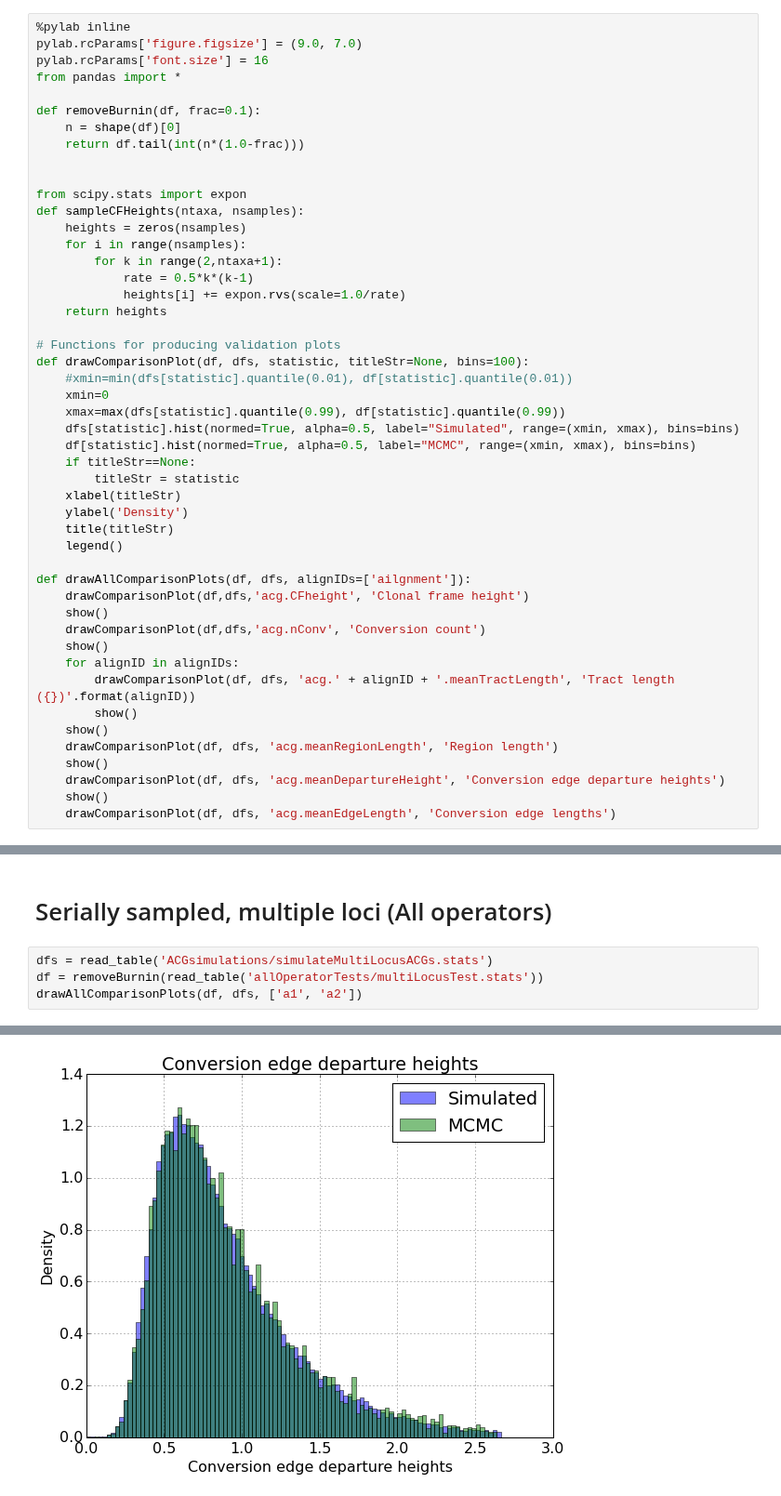
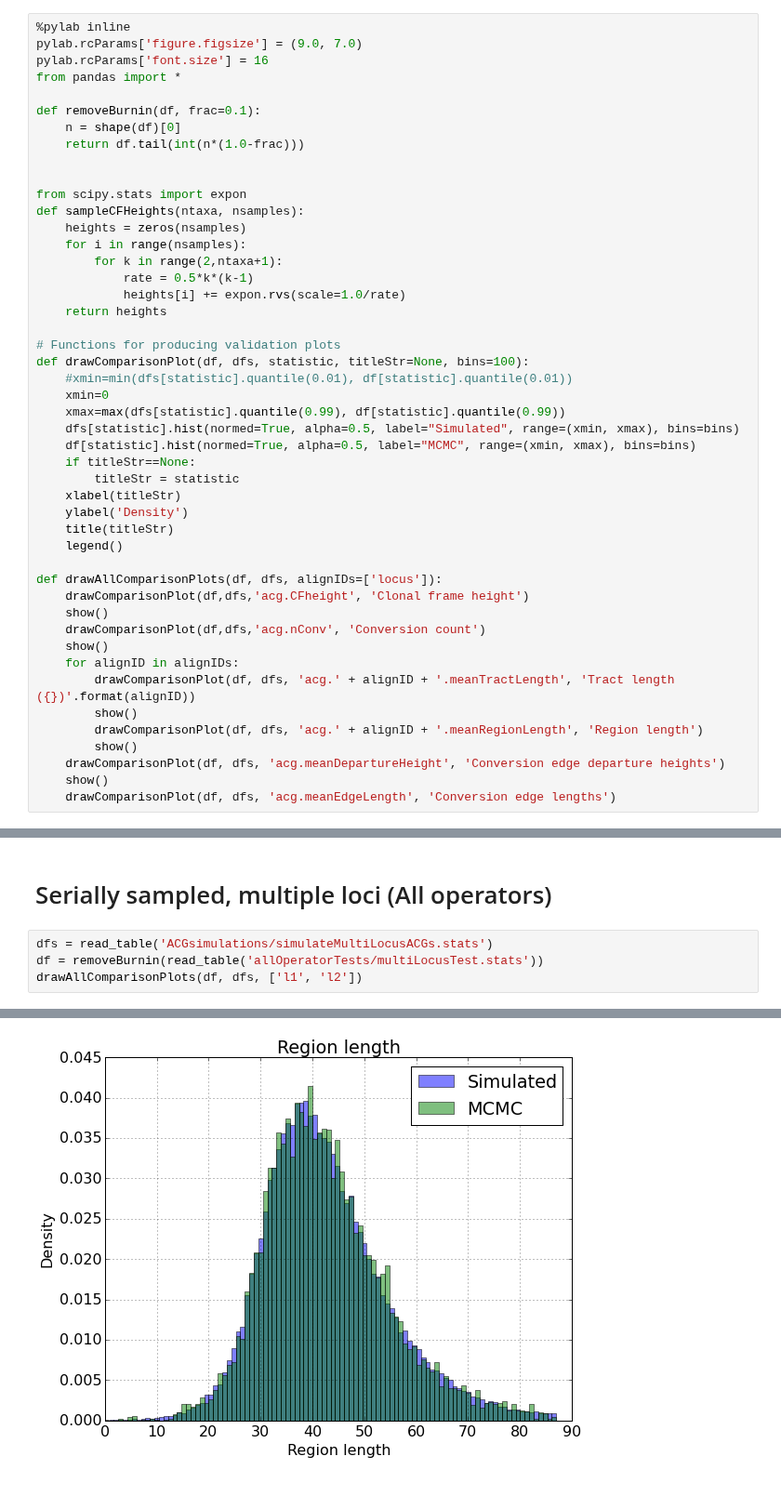
Before and after one commit to tgvaughan/bacter, a Jupyter notebook: examples/Validation.ipynb, the cells around one changed output, grey strips where cells are left out. Shown at 93% size. Cells and saved outputs as stored; diff of their text form.

```diff
--- a/examples/Validation.ipynb
+++ b/examples/Validation.ipynb
@@ -32,7 +32,7 @@ def drawComparisonPlot(df, dfs, statistic, titleStr=None, bins=100):
     title(titleStr)
     legend()
 
-def drawAllComparisonPlots(df, dfs, alignIDs=['ailgnment']):
+def drawAllComparisonPlots(df, dfs, alignIDs=['locus']):
     drawComparisonPlot(df,dfs,'acg.CFheight', 'Clonal frame height')
     show()
     drawComparisonPlot(df,dfs,'acg.nConv', 'Conversion count')
@@ -40,9 +40,8 @@ def drawAllComparisonPlots(df, dfs, alignIDs=['ailgnment']):
     for alignID in alignIDs:
         drawComparisonPlot(df, dfs, 'acg.' + alignID + '.meanTractLength', 'Tract length ({})'.format(alignID))
         show()
-    show()
-    drawComparisonPlot(df, dfs, 'acg.meanRegionLength', 'Region length')
-    show()
+        drawComparisonPlot(df, dfs, 'acg.' + alignID + '.meanRegionLength', 'Region length')
+        show()
     drawComparisonPlot(df, dfs, 'acg.meanDepartureHeight', 'Conversion edge departure heights')
     show()
     drawComparisonPlot(df, dfs, 'acg.meanEdgeLength', 'Conversion edge lengths')
@@ -283,5 +285,5 @@ KeyError: 'acg.ailgnment.meanTractLength'
 # %%
 dfs = read_table('ACGsimulations/simulateMultiLocusACGs.stats')
 df = removeBurnin(read_table('allOperatorTests/multiLocusTest.stats'))
-drawAllComparisonPlots(df, dfs, ['a1', 'a2'])
+drawAllComparisonPlots(df, dfs, ['l1', 'l2'])
 # %% [output]
@@ -293 +295 @@ drawAllComparisonPlots(df, dfs, ['a1', 'a2'])
-[figure, old version]
+[figure, new version]
```
Also changed, not shown: parts of 19 cells of this notebook, 23 other files.
